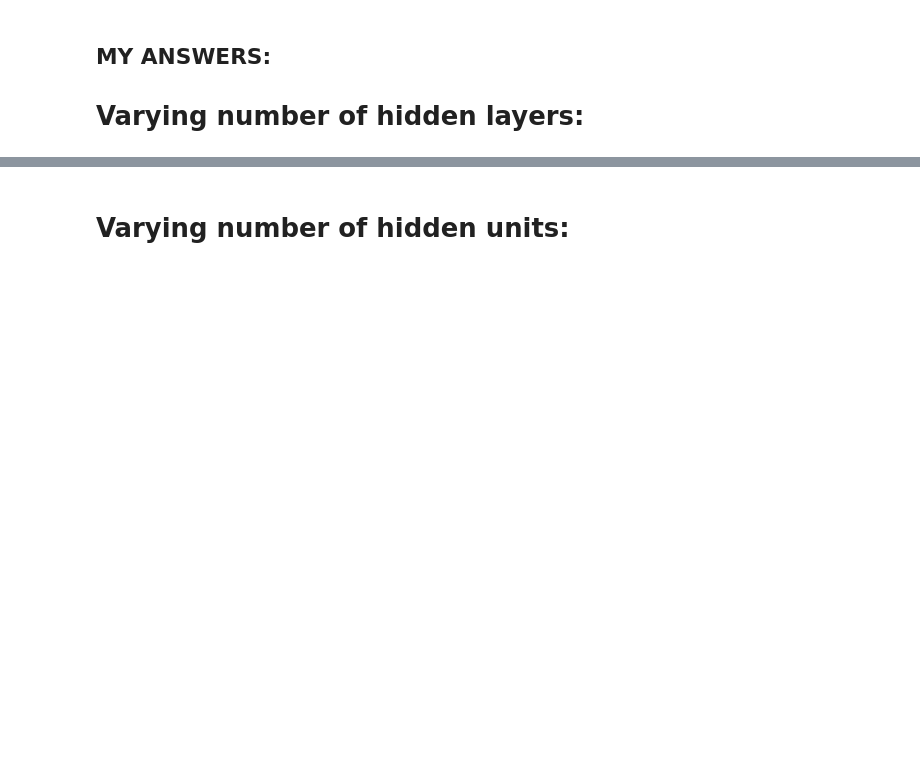
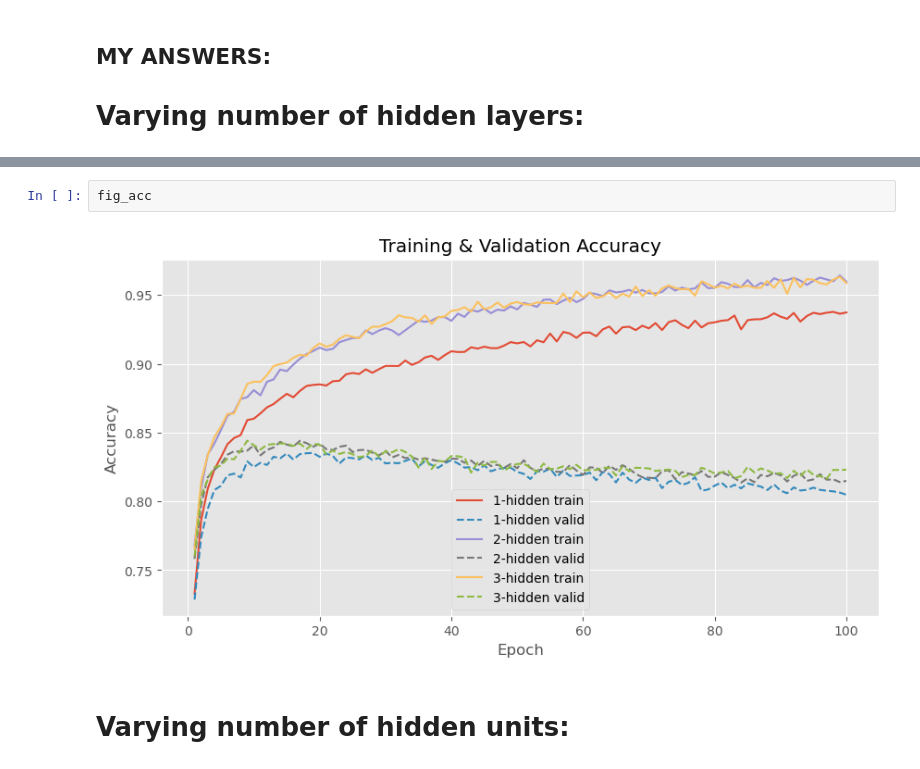
Before and after one commit to Al1ceG/mlpractical, a Jupyter notebook: notebooks/Coursework_1_Part1.ipynb, the cells around one changed output, grey strips where cells are left out. Saved outputs shown, nothing was run; the diff lists cells and outputs as text; blank space fills up the shorter version.

```diff
--- a/notebooks/Coursework_1_Part1.ipynb
+++ b/notebooks/Coursework_1_Part1.ipynb
@@ -252,3 +376,7 @@ stats, keys, run_time, fig_1, ax_1, fig_2, ax_2, grad_plot, grad_ax = train_mode
+# %%
+fig_acc
+# %% [output]
+[figure, added]
 # %% [markdown]
 # Varying number of hidden units: #
 # %%
```
Also changed, not shown: parts of 18 cells of this notebook, 11 other files.
